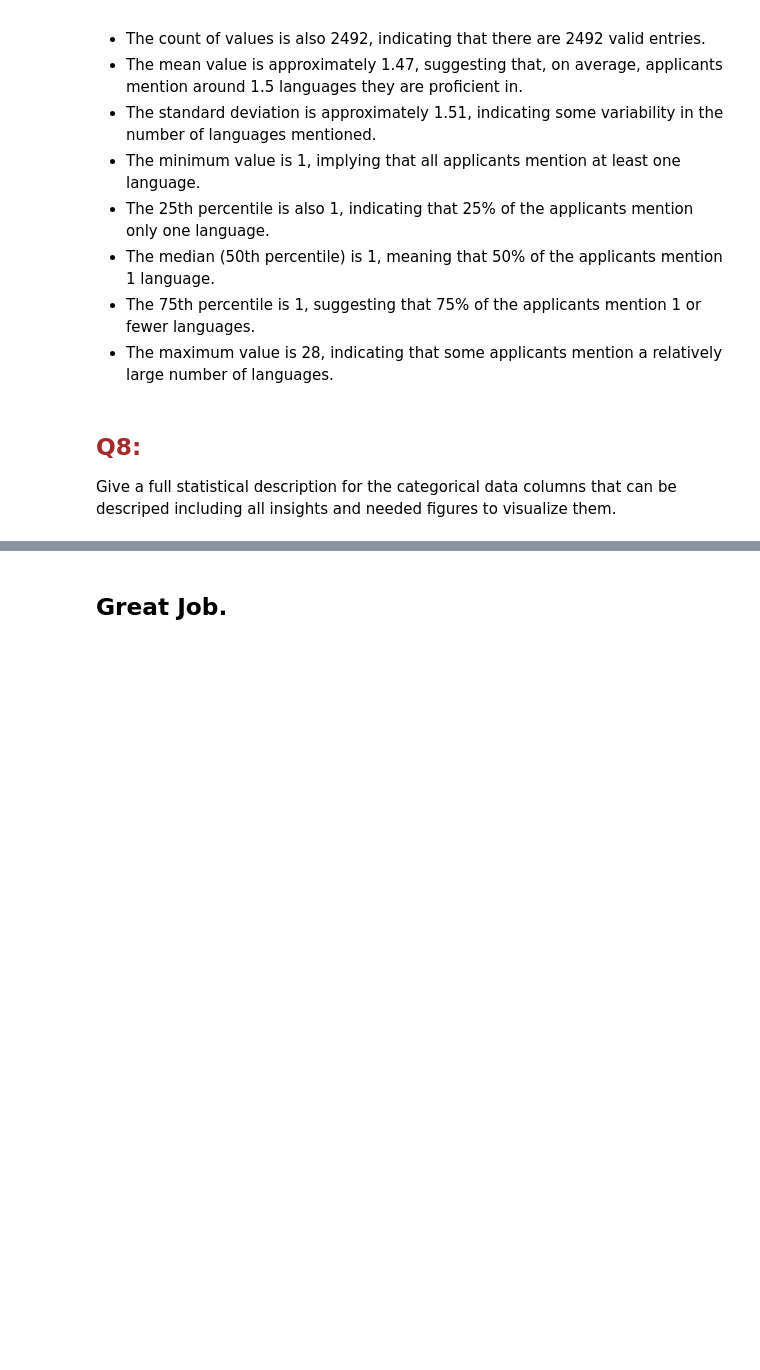
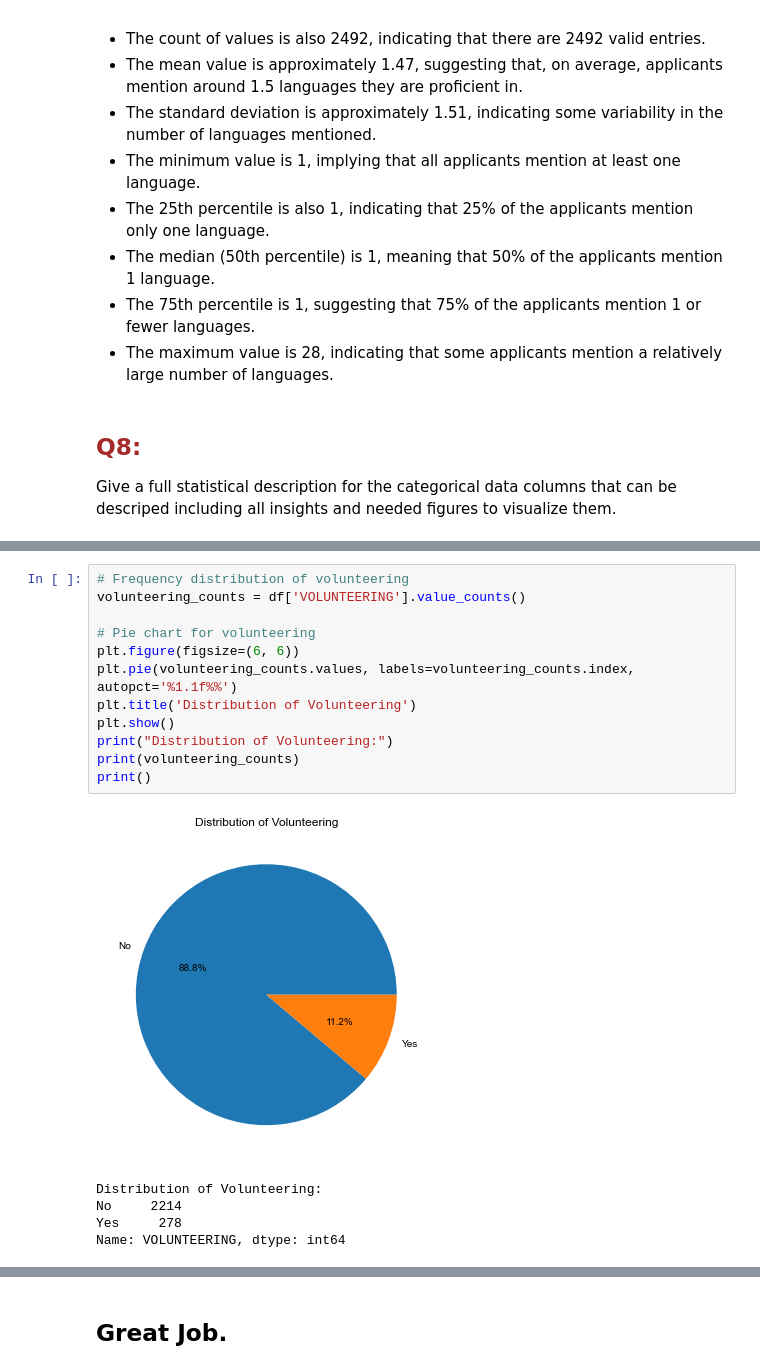
Before and after one commit to MsDiala/TAUE, a Jupyter notebook: Data_Science_Advanced/First_AI_Project/Task2_QA.ipynb, the cells around one changed output, grey strips where cells are left out. Saved outputs shown, nothing was run; the diff lists cells and outputs as text; blank space fills up the shorter version.

```diff
--- a/Data_Science_Advanced/First_AI_Project/Task2_QA.ipynb
+++ b/Data_Science_Advanced/First_AI_Project/Task2_QA.ipynb
@@ -722,0 +730,18 @@ dtype: object
+# %%
+# Frequency distribution of volunteering
+volunteering_counts = df['VOLUNTEERING'].value_counts()
+
+# Pie chart for volunteering
+plt.figure(figsize=(6, 6))
+plt.pie(volunteering_counts.values, labels=volunteering_counts.index, autopct='%1.1f%%')
+plt.title('Distribution of Volunteering')
+plt.show()
+print("Distribution of Volunteering:")
+print(volunteering_counts)
+print()
+# %% [output]
+[figure, added]
+Distribution of Volunteering:
+No     2214
+Yes     278
+Name: VOLUNTEERING, dtype: int64
```
Also changed, not shown: parts of 22 cells of this notebook.
